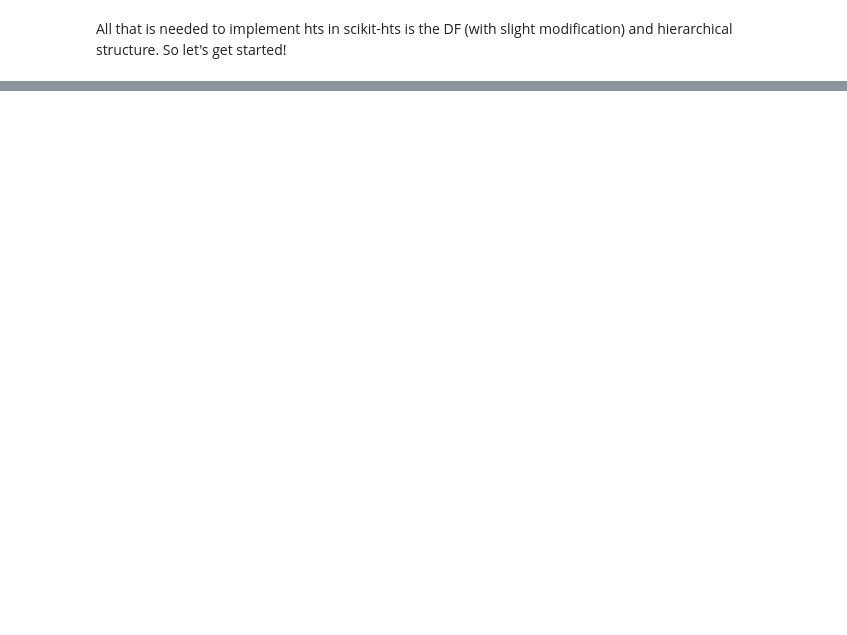
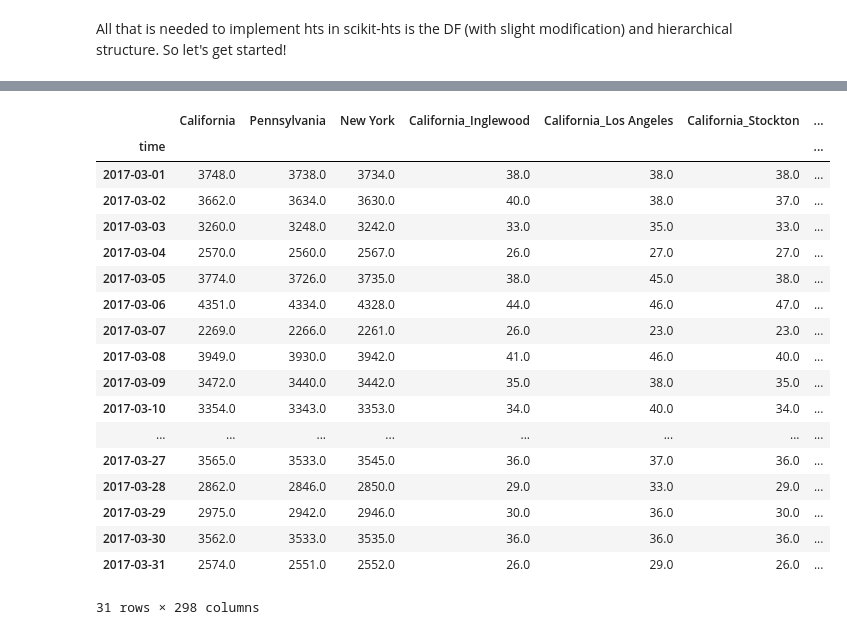
Before and after one commit to mindyng/Take-Homes, a Jupyter notebook: shipt-grocery-tech-supply-demand-forecasting.ipynb, the cells around one changed output, grey strips where cells are left out. Saved outputs shown, nothing was run; the diff lists cells and outputs as text; code cells hidden in the pictures; blank space fills up the shorter version.

```diff
--- a/shipt-grocery-tech-supply-demand-forecasting.ipynb
+++ b/shipt-grocery-tech-supply-demand-forecasting.ipynb
@@ -1115,0 +1511,24 @@ last_level
+# %%
+#Have to change date column to date only (no time component) so error is not thrown when predictions are made
+df3 = df3.resample("D").sum()
+df3
+# %% [output]
+|  | California | Pennsylvania | New York | California_Inglewood | California_Los Angeles | California_Stockton | ... |
+| time |  |  |  |  |  |  | ... |
+| 2017-03-01 | 3748.0 | 3738.0 | 3734.0 | 38.0 | 38.0 | 38.0 | ... |
+| 2017-03-02 | 3662.0 | 3634.0 | 3630.0 | 40.0 | 38.0 | 37.0 | ... |
+| 2017-03-03 | 3260.0 | 3248.0 | 3242.0 | 33.0 | 35.0 | 33.0 | ... |
+| 2017-03-04 | 2570.0 | 2560.0 | 2567.0 | 26.0 | 27.0 | 27.0 | ... |
+| 2017-03-05 | 3774.0 | 3726.0 | 3735.0 | 38.0 | 45.0 | 38.0 | ... |
+| 2017-03-06 | 4351.0 | 4334.0 | 4328.0 | 44.0 | 46.0 | 47.0 | ... |
+| 2017-03-07 | 2269.0 | 2266.0 | 2261.0 | 26.0 | 23.0 | 23.0 | ... |
+| 2017-03-08 | 3949.0 | 3930.0 | 3942.0 | 41.0 | 46.0 | 40.0 | ... |
+| 2017-03-09 | 3472.0 | 3440.0 | 3442.0 | 35.0 | 38.0 | 35.0 | ... |
+| 2017-03-10 | 3354.0 | 3343.0 | 3353.0 | 34.0 | 40.0 | 34.0 | ... |
+| ... | ... | ... | ... | ... | ... | ... | ... |
+| 2017-03-27 | 3565.0 | 3533.0 | 3545.0 | 36.0 | 37.0 | 36.0 | ... |
+| 2017-03-28 | 2862.0 | 2846.0 | 2850.0 | 29.0 | 33.0 | 29.0 | ... |
+| 2017-03-29 | 2975.0 | 2942.0 | 2946.0 | 30.0 | 36.0 | 30.0 | ... |
+| 2017-03-30 | 3562.0 | 3533.0 | 3535.0 | 36.0 | 36.0 | 36.0 | ... |
+| 2017-03-31 | 2574.0 | 2551.0 | 2552.0 | 26.0 | 29.0 | 26.0 | ... |
+31 rows × 298 columns
```
Also changed, not shown: parts of 27 cells of this notebook.
